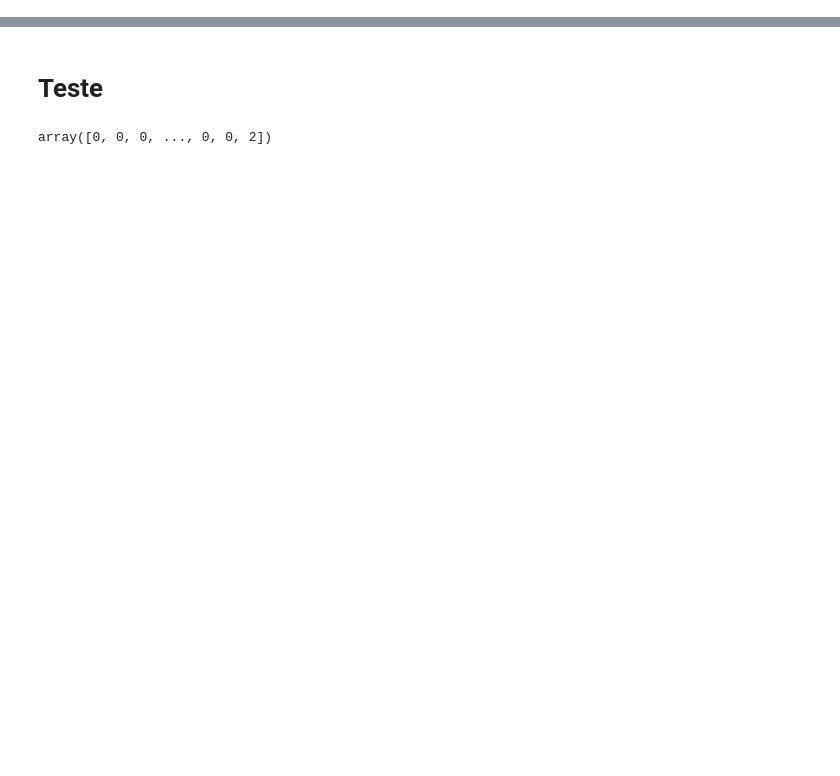
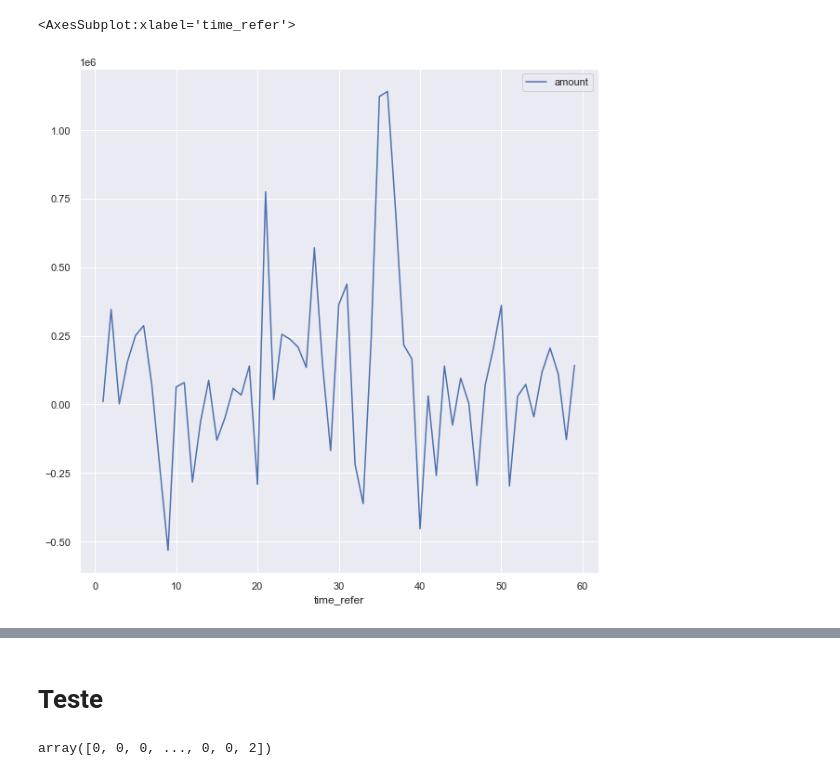
Before and after one commit to AlexandreCodes/TechneeSafra_Time5, a Jupyter notebook: BaseDados2.ipynb, the cells around one changed output, grey strips where cells are left out. Cells and saved outputs as stored; diff of their text form; code cells hidden in the pictures; blank space fills up the shorter version.

```diff
--- a/BaseDados2.ipynb
+++ b/BaseDados2.ipynb
@@ -259,0 +321,7 @@ Text(0, 0.5, 'new balance')
+# %%
+example_instance.plot(x='time_refer',
+                      y="amount",
+                      figsize=(10, 10))
+# %% [output]
+<AxesSubplot:xlabel='time_refer'>
+[figure, added]
```
Also changed, not shown: parts of 96 cells of this notebook.
